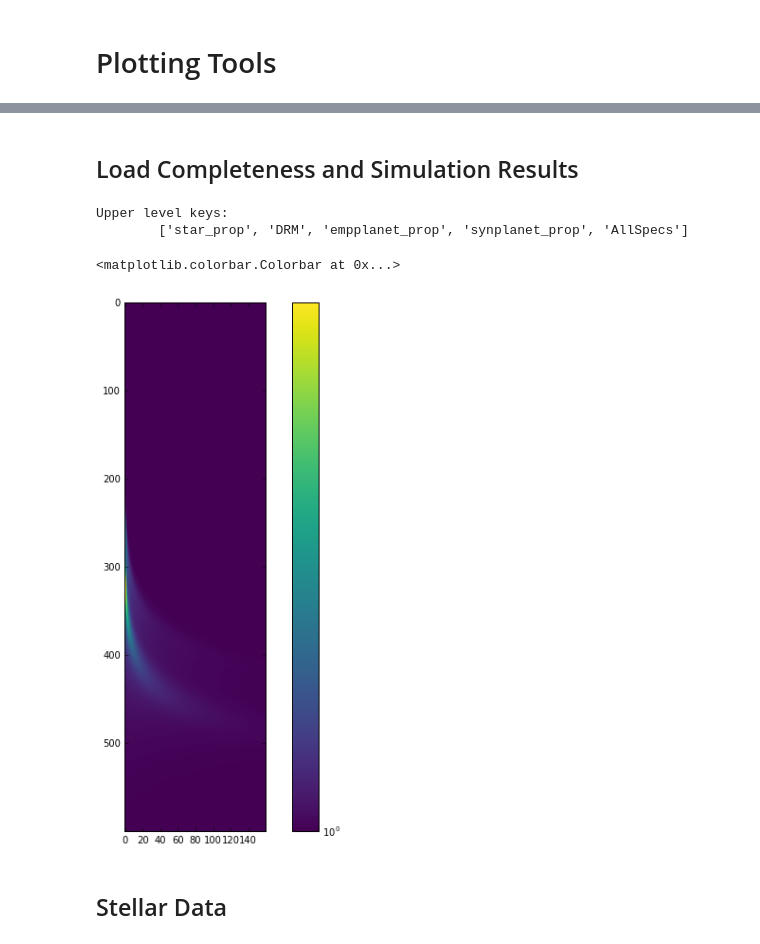
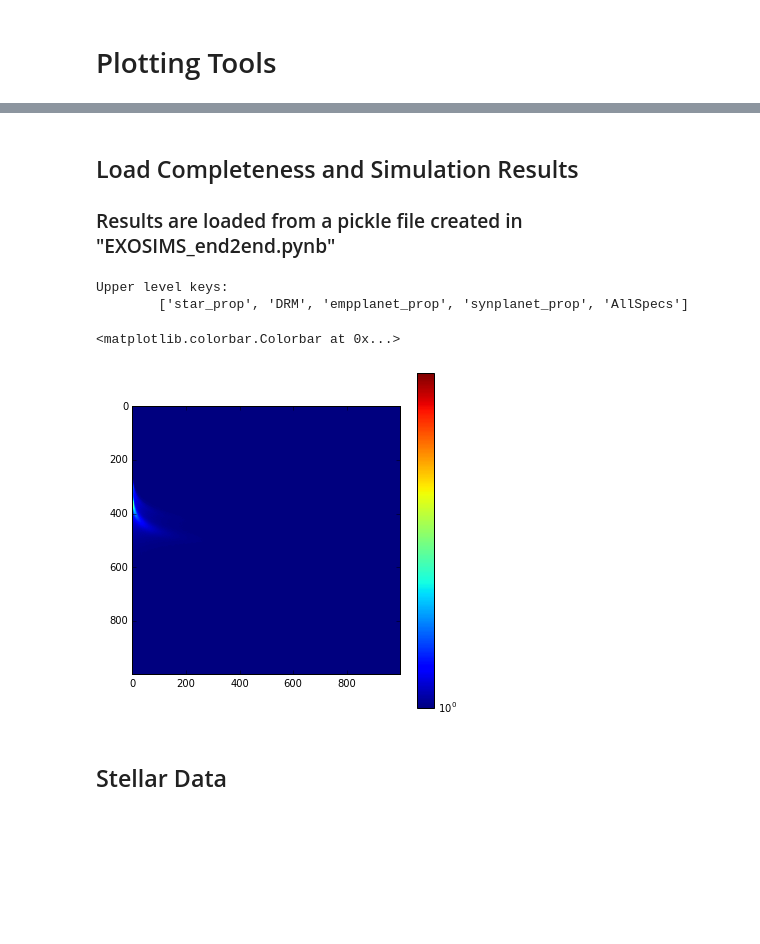
Before and after one commit to astropatel/EXOSIMS-Testing, a Jupyter notebook: EXOSIMS_outputs.ipynb, the cells around one changed output, grey strips where cells are left out. Drawn from its saved outputs; the diff is of its cells as text; code cells hidden in the pictures; blank space fills up the shorter version.

Commit message:
changes to EXOSIMS_outputs.pynb; added DRM handling function and additonal plotting procedures.

```diff
--- a/EXOSIMS_outputs.ipynb
+++ b/EXOSIMS_outputs.ipynb
@@ -86,5 +129,6 @@ hp = histPlot(Mp/Mj,bins=bins,labels=('mass','count'),**kw)
 # %% [markdown]
 ## Load Completeness and Simulation Results
+### Results are loaded from a pickle file created in "EXOSIMS_end2end.pynb"
 # %%
 baseFolder = '/Users/rpatel/Dropbox/Research/WFIRST/EXOSIMSTesting/'
 resultFolder = os.path.join(baseFolder,'SimResults')
@@ -124,13 +168,13 @@ print 'Upper level keys: \n\t', simr.keys()
 Upper level keys:
         ['star_prop', 'DRM', 'empplanet_prop', 'synplanet_prop', 'AllSpecs']
 # %%
-plt.figure(figsize=(10,10))
-plt.imshow(dataCOMP[0:600,0:160] + 1,cmap='viridis',norm=LogNorm())
+plt.figure(figsize=(6,6))
+plt.imshow(dataCOMP + 1,norm=LogNorm())
 plt.colorbar()
 #plt.clim(1.7,2)
 # %% [output]
 <matplotlib.colorbar.Colorbar at 0x...>
-[figure, old version]
+[figure, new version]
 # %% [markdown]
 ## Stellar Data
 # %%
```
Also changed, not shown: parts of 19 cells of this notebook, 1 other file.
